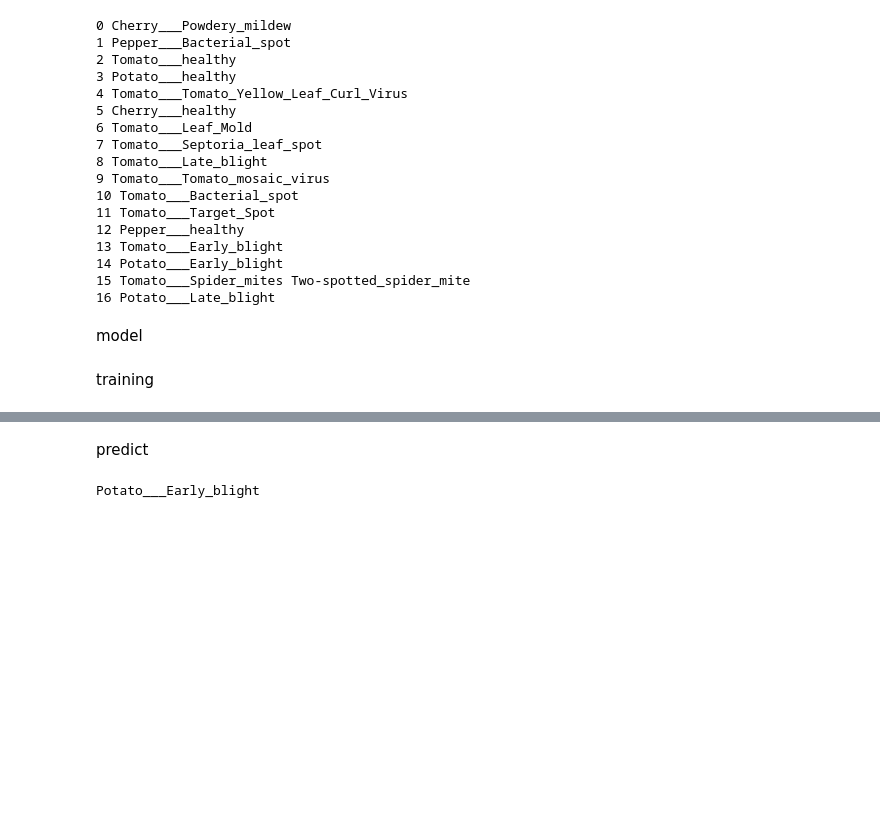
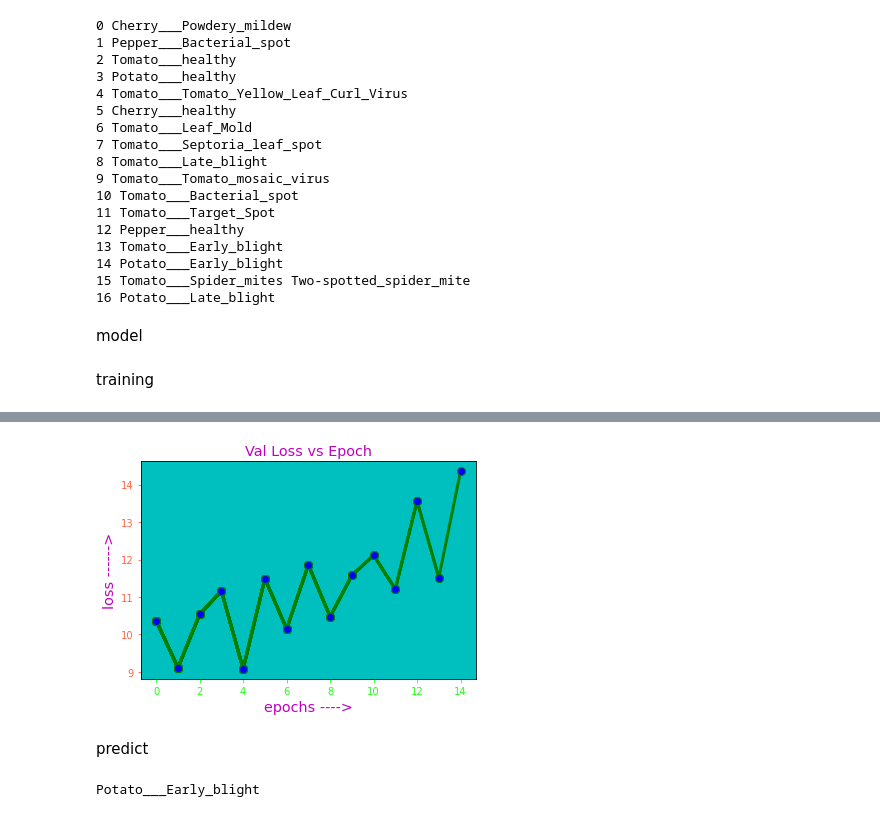
Before and after one commit to SkyDocs/Plant-Disease-Detection, a Jupyter notebook: dl-model/Plant_Disease_Detection.ipynb, the cells around one changed output, grey strips where cells are left out. Drawn from its saved outputs; the diff is of its cells as text; code cells hidden in the pictures; blank space fills up the shorter version.

```diff
--- a/dl-model/Plant_Disease_Detection.ipynb
+++ b/dl-model/Plant_Disease_Detection.ipynb
@@ -241,0 +362,3 @@ torch.save(model.state_dict(), "model.pth")
+# %%
+train(train_data, valid_data, model)
+# %% [output]
@@ -242,3 +380,4 @@ torch.save(model.state_dict(), "model.pth")
+[figure, added]
 # %% [markdown]
 predict
 # %%
```
Also changed, not shown: parts of 6 cells of this notebook, 2 other files.
